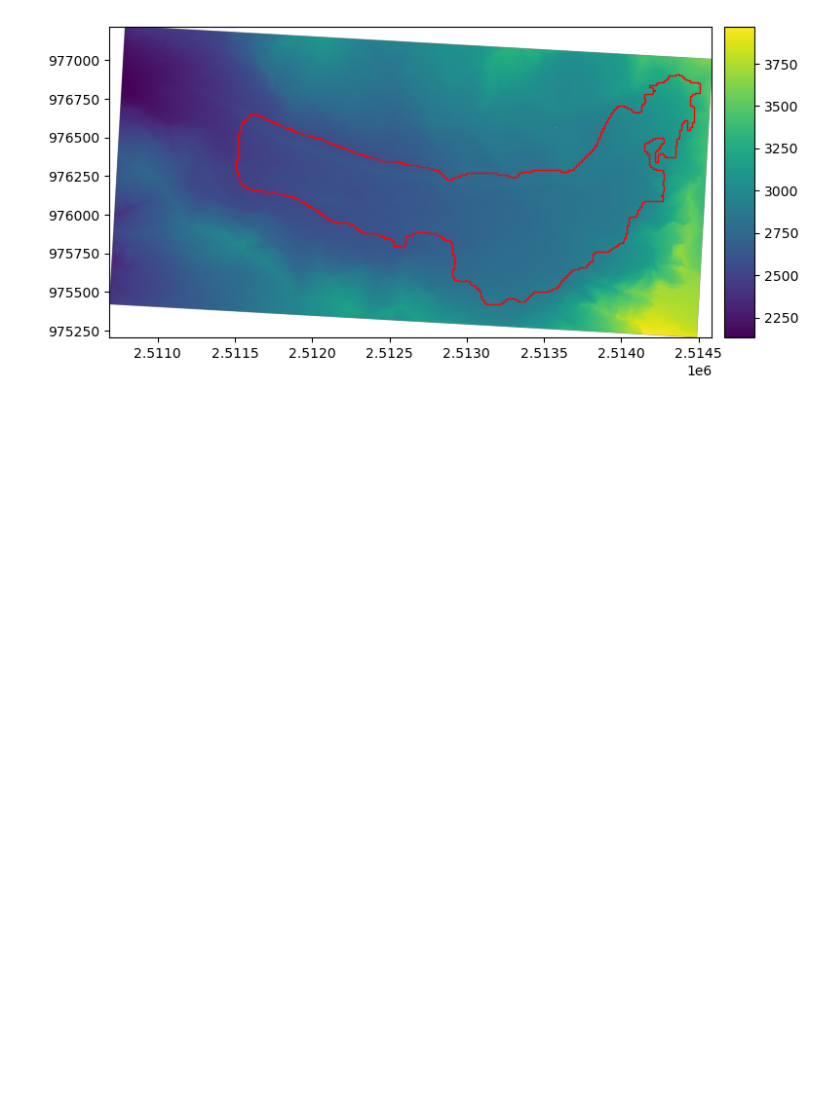
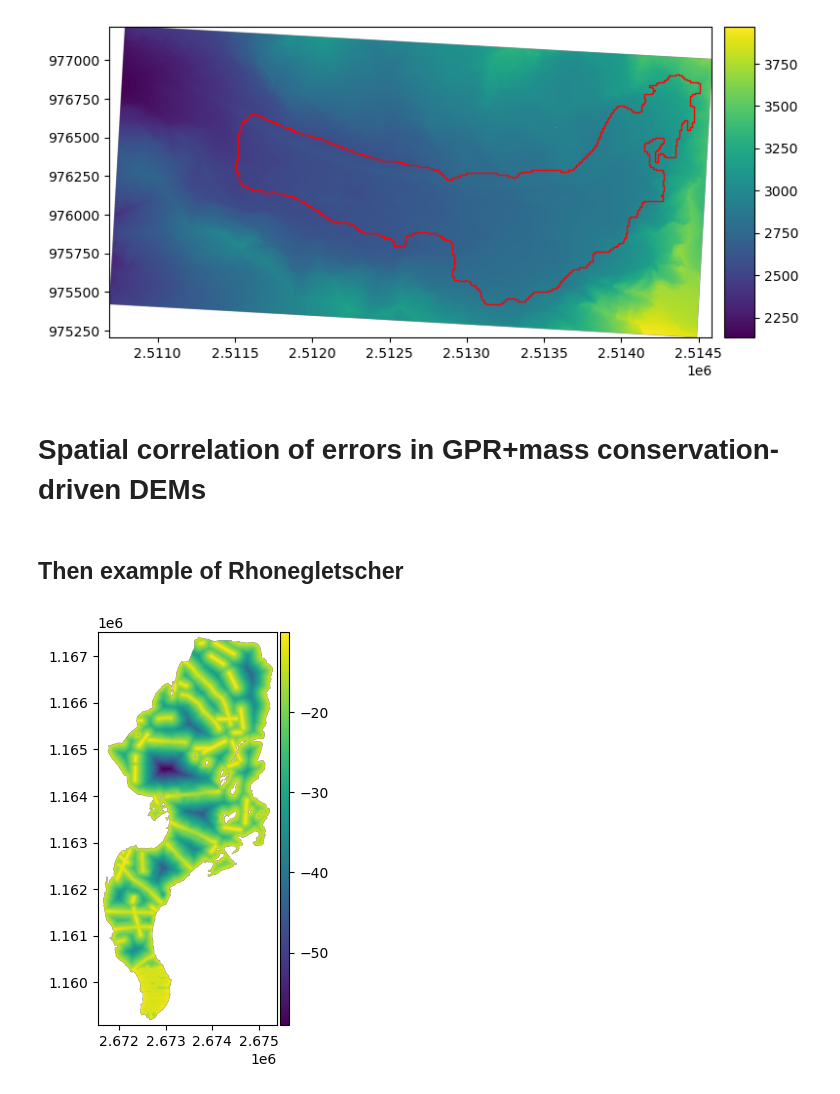
Before and after one commit to christopheogier/bonne_pierre_hydraulic_barriers, a Jupyter notebook: notebooks/DEM_handling.ipynb, the cells around one changed output. Cells and saved outputs as stored; diff of their text form; code cells hidden in the pictures; blank space fills up the shorter version.

```diff
--- a/notebooks/DEM_handling.ipynb
+++ b/notebooks/DEM_handling.ipynb
@@ -505,3 +534,14 @@ gdf.plot(ax=ax, edgecolor='red', facecolor="none")  # Overlay shapefile on the s
 plt.show()
 # %% [output]
 [figure]
+# %% [markdown]
+# Spatial correlation of errors in GPR+mass conservation-driven DEMs
+# %% [markdown]
+## Then example of Rhonegletscher
+# %%
+# we upload the uncettainity (lower deviation) estimated by Grab et al 2021, see Appendix C
+rhone_minus = xdem.DEM(os.path.join(datadir_in, "B43-03_IceThicknessUncertaintyMinus.tif"))
+# %%
+rhone_minus.plot()
+# %% [output]
+[figure, added]
```
Also changed, not shown: parts of 9 cells of this notebook, 1 other file.
